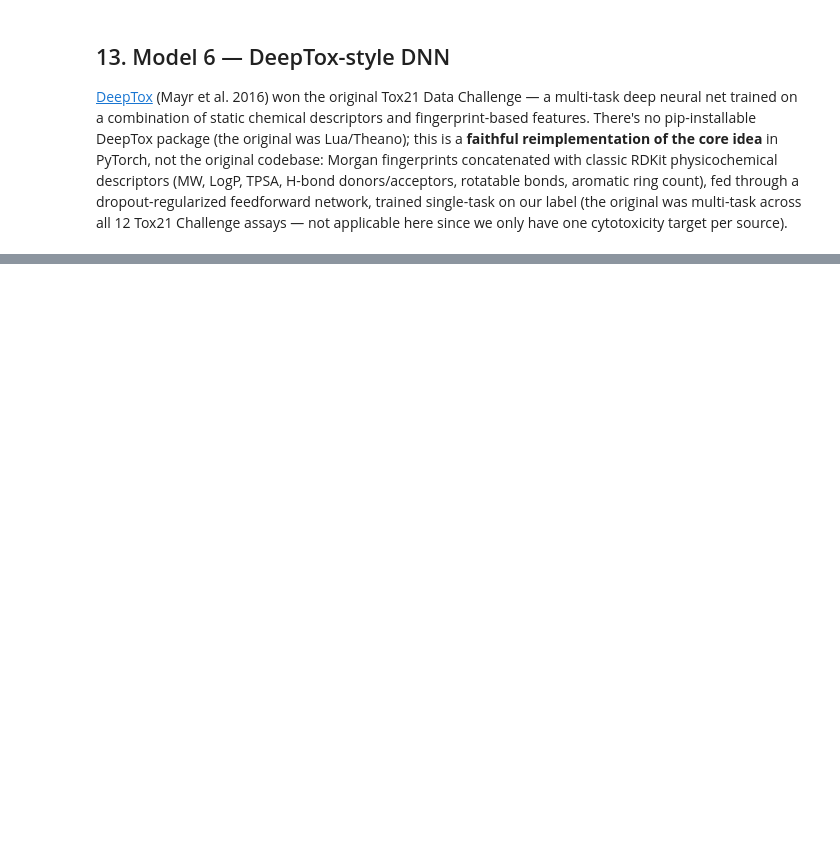
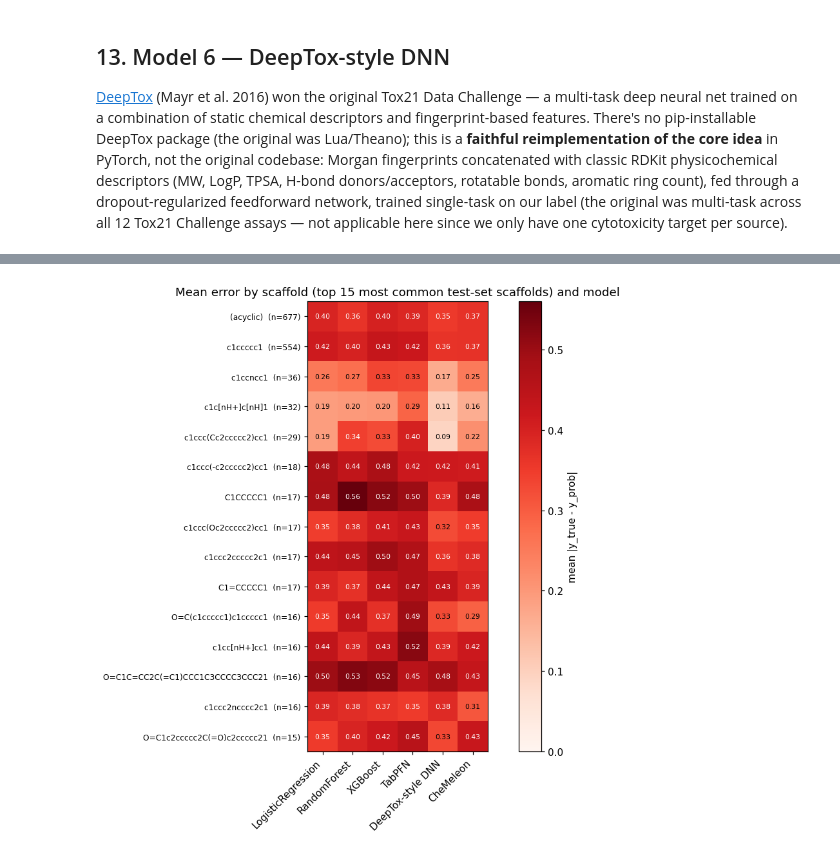
Before and after one commit to akkarimi/cytotoxicity-dataset-collection, a Jupyter notebook: notebooks/eda_and_baselines.ipynb, the cells around one changed output, grey strips where cells are left out. Saved outputs shown, nothing was run; the diff lists cells and outputs as text; code cells hidden in the pictures; blank space fills up the shorter version.

```diff
--- a/notebooks/eda_and_baselines.ipynb
+++ b/notebooks/eda_and_baselines.ipynb
@@ -499,0 +657,27 @@ DeepTox-style DNN: ROC-AUC=0.730  PR-AUC=0.670  balanced_acc=0.663  F1=0.601
+# %%
+TOP_N = 15
+top_scaffolds = scaffold_counts.loc[common_scaffolds].sort_values(ascending=False).head(TOP_N).index.tolist()
+model_names = list(model_probs.keys())
+
+heat = np.array([
+    [error_df.loc[scaffolds == scaf, name].mean() for name in model_names]
+    for scaf in top_scaffolds
+])
+row_labels = [f"{s[:35]}{'…' if len(s) > 35 else ''}  (n={scaffold_counts[s]})" for s in top_scaffolds]
+
+fig, ax = plt.subplots(figsize=(9, 8))
+im = ax.imshow(heat, cmap="Reds", vmin=0, vmax=heat.max())
+ax.set_xticks(range(len(model_names)))
+ax.set_xticklabels(model_names, rotation=45, ha="right")
+ax.set_yticks(range(len(top_scaffolds)))
+ax.set_yticklabels(row_labels, fontsize=8)
+for i in range(len(top_scaffolds)):
+    for j in range(len(model_names)):
+        ax.text(j, i, f"{heat[i, j]:.2f}", ha="center", va="center", fontsize=7,
+                 color="white" if heat[i, j] > heat.max() * 0.6 else "black")
+fig.colorbar(im, ax=ax, label="mean |y_true - y_prob|")
+ax.set_title(f"Mean error by scaffold (top {TOP_N} most common test-set scaffolds) and model")
+plt.tight_layout()
+plt.show()
+# %% [output]
+[figure, added]
```
Also changed, not shown: parts of 49 cells of this notebook, 18 other files.
